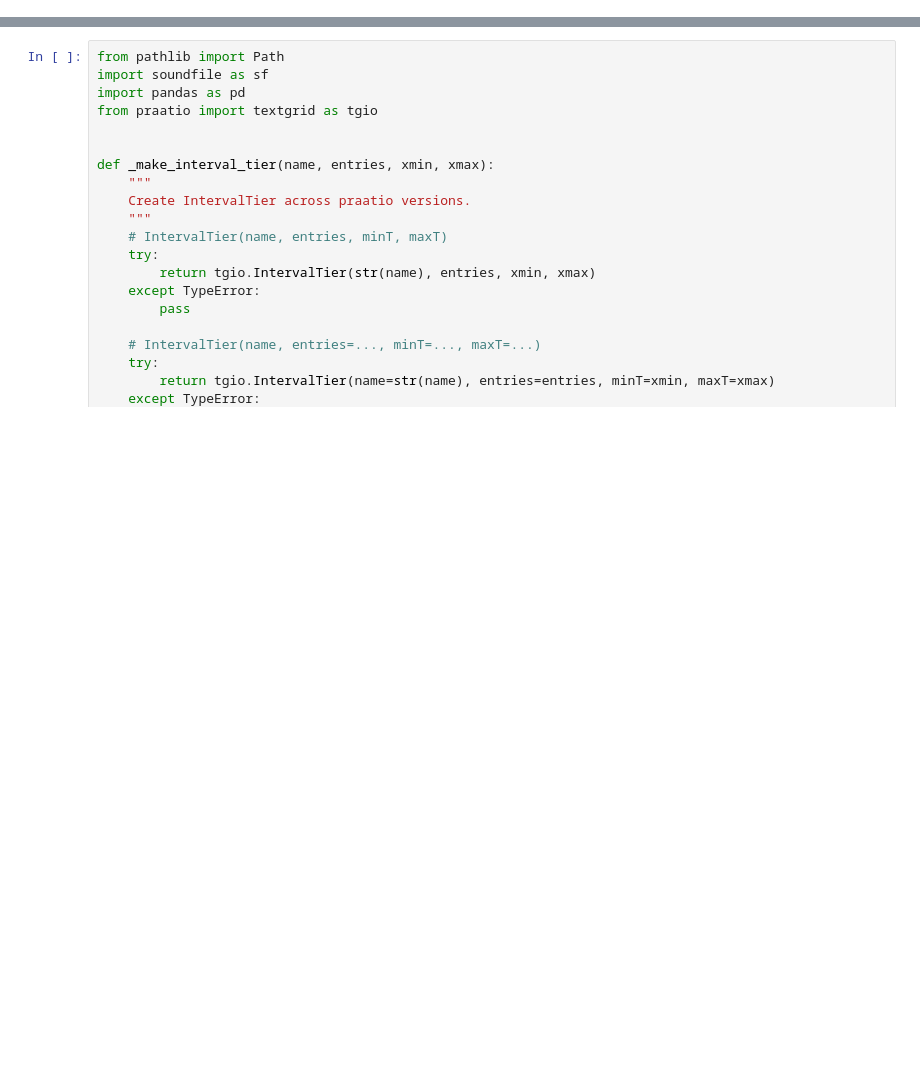
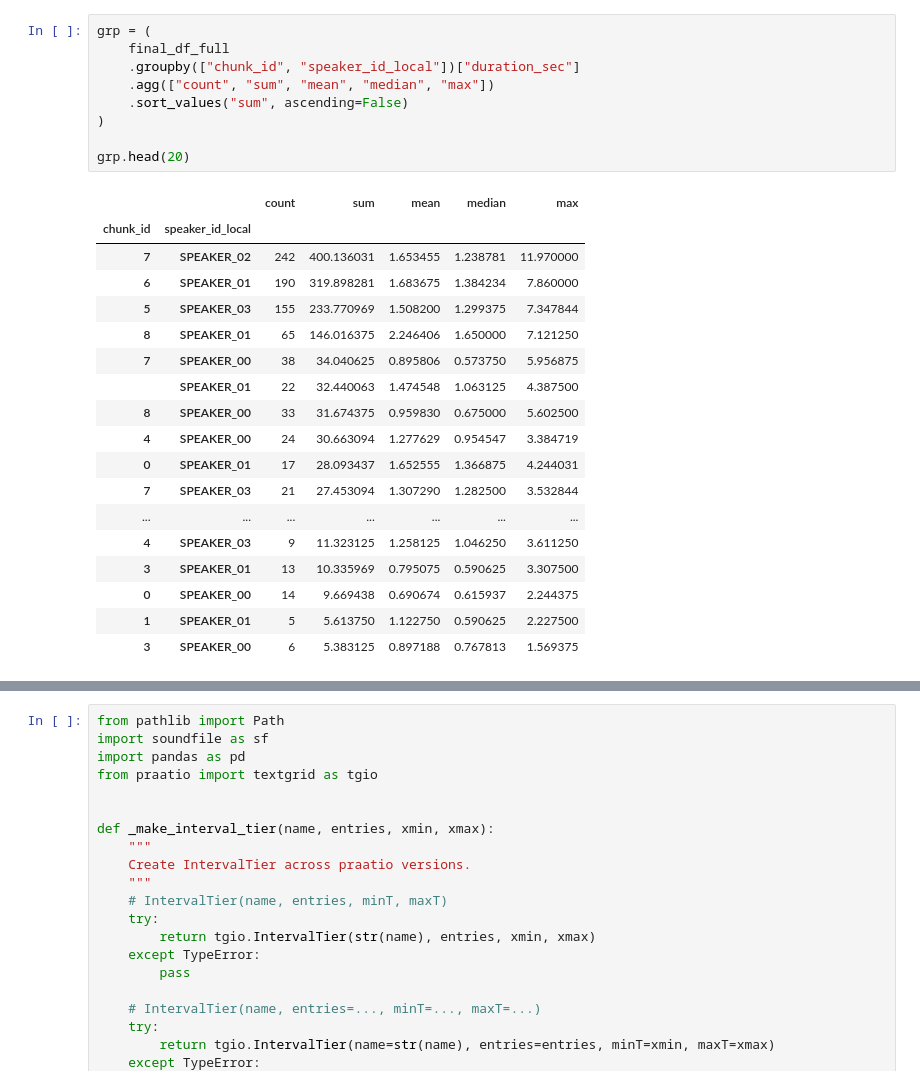
Before and after one commit to arunps12/HindiBabyNet, a Jupyter notebook: notebooks/00_research.ipynb, the cells around one changed output, grey strips where cells are left out. Drawn from its saved outputs; the diff is of its cells as text; blank space fills up the shorter version.

```diff
--- a/notebooks/00_research.ipynb
+++ b/notebooks/00_research.ipynb
@@ -686,0 +462,28 @@ Name: duration_sec, dtype: float64
+# %%
+grp = (
+    final_df_full
+    .groupby(["chunk_id", "speaker_id_local"])["duration_sec"]
+    .agg(["count", "sum", "mean", "median", "max"])
+    .sort_values("sum", ascending=False)
+)
+
+grp.head(20)
+# %% [output]
+|  |  | count | sum | mean | median | max |
+| chunk_id | speaker_id_local |  |  |  |  |  |
+| 7 | SPEAKER_02 | 242 | 400.136031 | 1.653455 | 1.238781 | 11.970000 |
+| 6 | SPEAKER_01 | 190 | 319.898281 | 1.683675 | 1.384234 | 7.860000 |
+| 5 | SPEAKER_03 | 155 | 233.770969 | 1.508200 | 1.299375 | 7.347844 |
+| 8 | SPEAKER_01 | 65 | 146.016375 | 2.246406 | 1.650000 | 7.121250 |
+| 7 | SPEAKER_00 | 38 | 34.040625 | 0.895806 | 0.573750 | 5.956875 |
+|  | SPEAKER_01 | 22 | 32.440063 | 1.474548 | 1.063125 | 4.387500 |
+| 8 | SPEAKER_00 | 33 | 31.674375 | 0.959830 | 0.675000 | 5.602500 |
+| 4 | SPEAKER_00 | 24 | 30.663094 | 1.277629 | 0.954547 | 3.384719 |
+| 0 | SPEAKER_01 | 17 | 28.093437 | 1.652555 | 1.366875 | 4.244031 |
+| 7 | SPEAKER_03 | 21 | 27.453094 | 1.307290 | 1.282500 | 3.532844 |
+| ... | ... | ... | ... | ... | ... | ... |
+| 4 | SPEAKER_03 | 9 | 11.323125 | 1.258125 | 1.046250 | 3.611250 |
+| 3 | SPEAKER_01 | 13 | 10.335969 | 0.795075 | 0.590625 | 3.307500 |
+| 0 | SPEAKER_00 | 14 | 9.669438 | 0.690674 | 0.615937 | 2.244375 |
+| 1 | SPEAKER_01 | 5 | 5.613750 | 1.122750 | 0.590625 | 2.227500 |
+| 3 | SPEAKER_00 | 6 | 5.383125 | 0.897188 | 0.767813 | 1.569375 |
```
Also changed, not shown: parts of 36 cells of this notebook.
